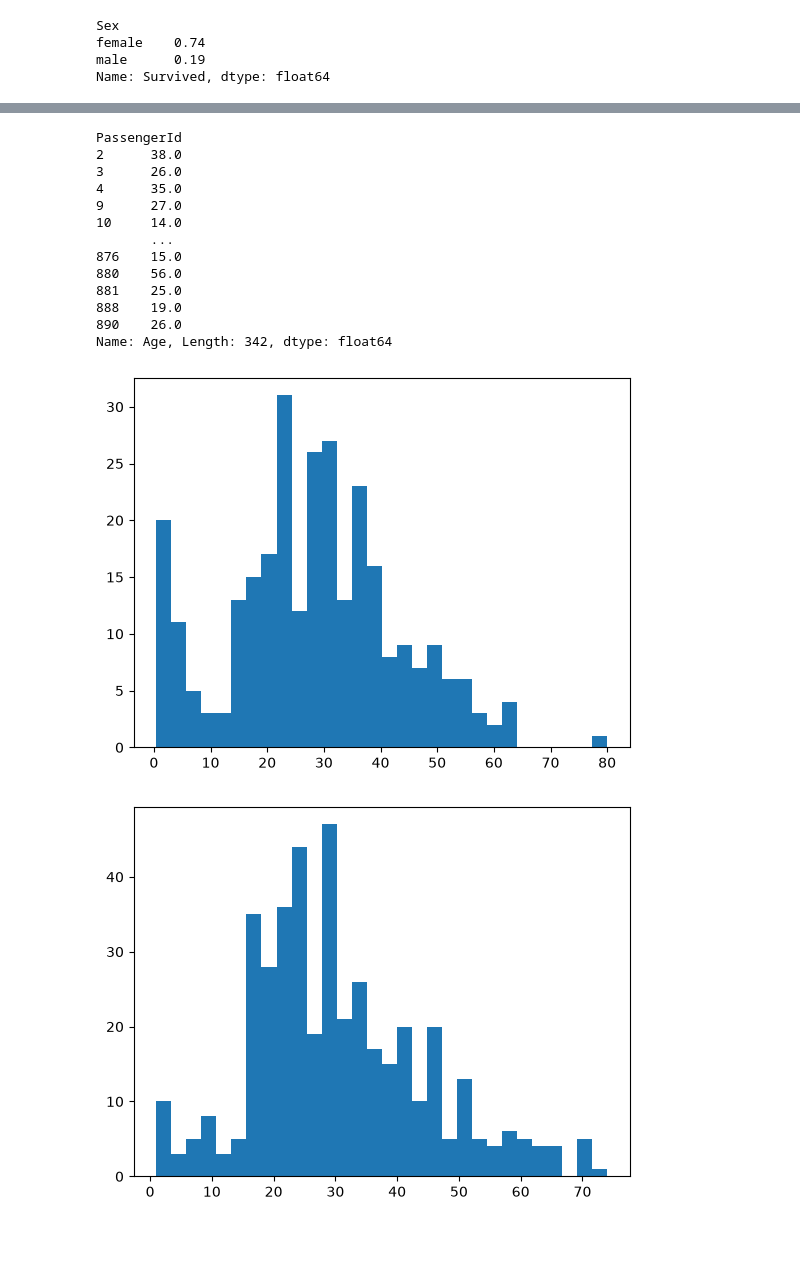
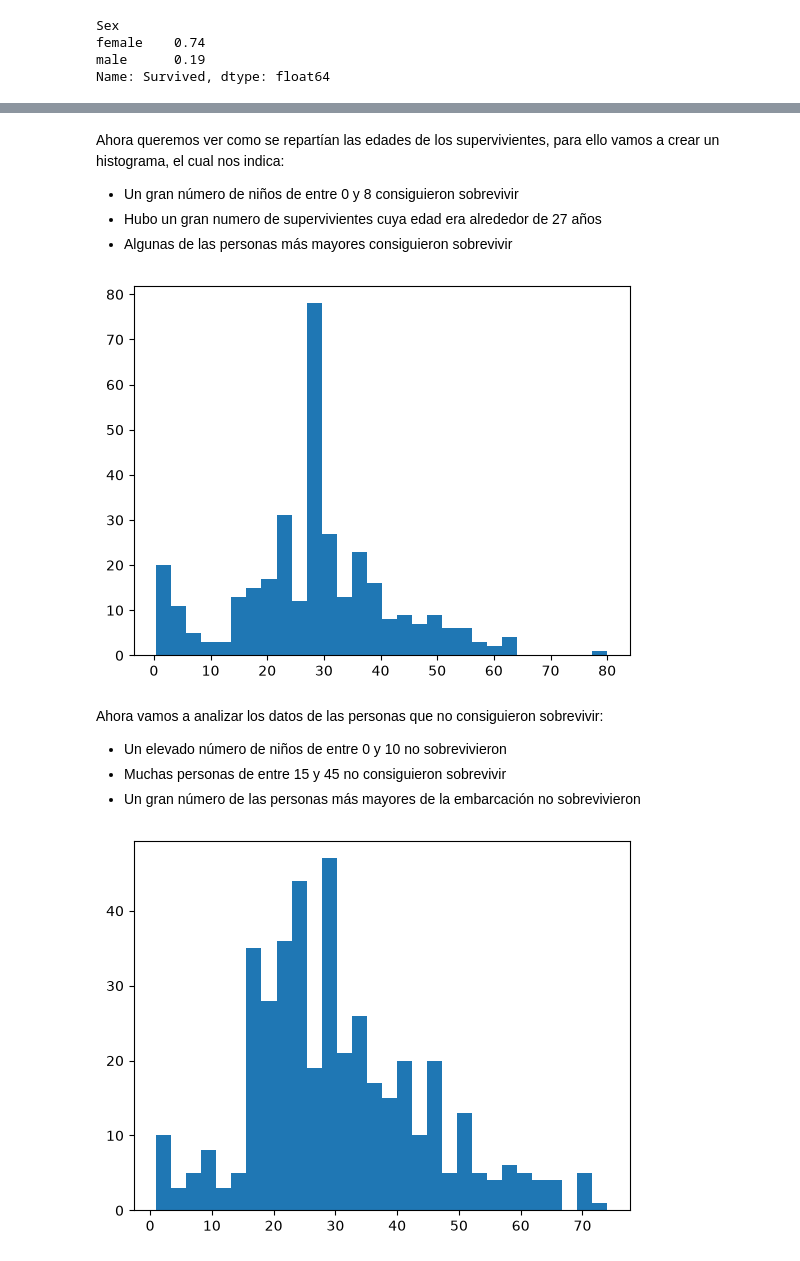
Before and after one commit to AndresDAM2526/PIA, a Jupyter notebook: Tarea1_EDA.ipynb, the cells around one changed output, grey strips where cells are left out. Cells and saved outputs as stored; diff of their text form; code cells hidden in the pictures.

```diff
--- a/Tarea1_EDA.ipynb
+++ b/Tarea1_EDA.ipynb
@@ -96,3 +100,5 @@ Fare         0.0
 Cabin       77.0
 Embarked     0.0
 dtype: float64
+# %%
+titanic_passengers['Age']=titanic_passengers['Age'].fillna(titanic_passengers['Age'].median())
@@ -207,23 +243,19 @@ Name: Survived, dtype: float64
+# %% [markdown]
+Ahora queremos ver como se repartían las edades de los supervivientes, para ello vamos a crear un histograma, el cual nos indica:
+* Un gran número de niños de entre 0 y 8 consiguieron sobrevivir
+* Hubo un gran numero de supervivientes cuya edad era alrededor de 27 años
+* Algunas de las personas más mayores consiguieron sobrevivir
 # %%
 edades_sobrevivientes=titanic_passengers[titanic_passengers['Survived']== 1]['Age']
-display(edades_sobrevivientes)
 plt.hist(edades_sobrevivientes,bins=30)
 plt.show()
 # %% [output]
-PassengerId
-2      38.0
-3      26.0
-4      35.0
-9      27.0
-10     14.0
-       ...
-876    15.0
-880    56.0
-881    25.0
-888    19.0
-890    26.0
-Name: Age, Length: 342, dtype: float64
-[figure, old version]
+[figure, new version]
+# %% [markdown]
+Ahora vamos a analizar los datos de las personas que no consiguieron sobrevivir:
+* Un elevado número de niños de entre 0 y 10 no sobrevivieron
+* Muchas personas de entre 15 y 45 no consiguieron sobrevivir
+* Un gran número de las personas más mayores de la embarcación no sobrevivieron
 # %%
 edades_no_sobrevivientes=titanic_passengers[titanic_passengers['Survived']== 0]['Age']
 plt.hist(edades_no_sobrevivientes,bins=30)
```
Also changed, not shown: parts of 15 cells of this notebook.
